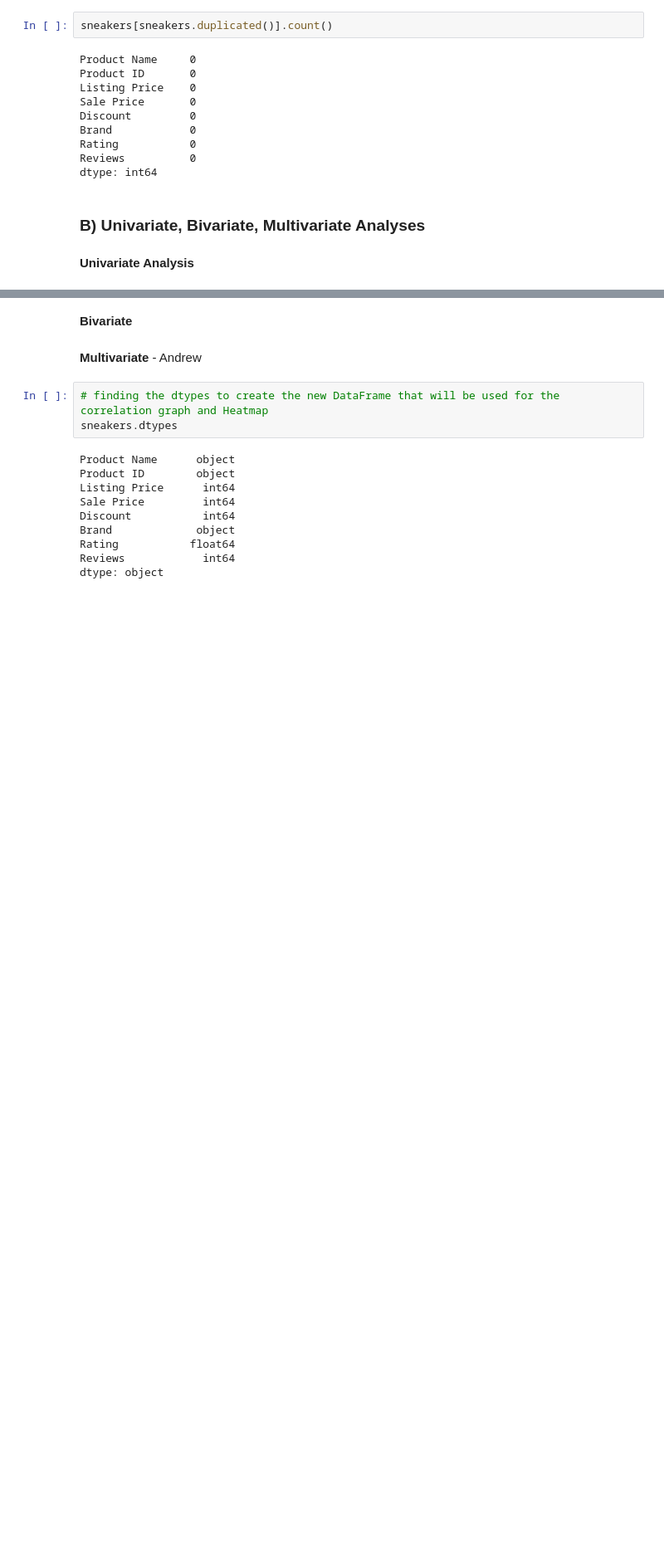
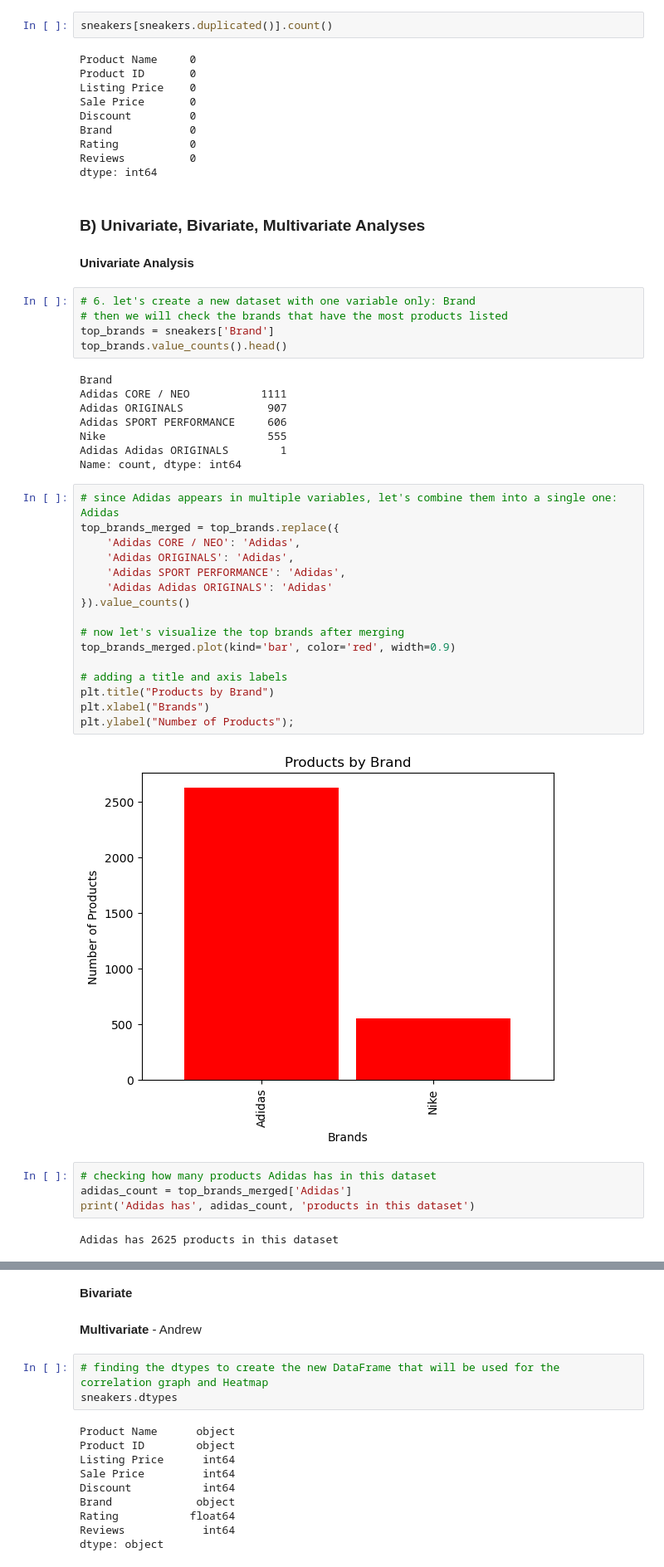
Before and after one commit to apbadzioch/DataSci_FA24, a Jupyter notebook: Mid_Term/GroupMidterm.ipynb, the cells around one changed output, grey strips where cells are left out. Shown: that part at 83% size. Cells and saved outputs as stored; diff of their text form; blank space fills up the shorter version.

```diff
--- a/Mid_Term/GroupMidterm.ipynb
+++ b/Mid_Term/GroupMidterm.ipynb
@@ -173,3 +173,40 @@ dtype: int64
 ### B) Univariate, Bivariate, Multivariate Analyses
 # %% [markdown]
 **Univariate Analysis**
+# %%
+# 6. let's create a new dataset with one variable only: Brand
+# then we will check the brands that have the most products listed
+top_brands = sneakers['Brand']
+top_brands.value_counts().head()
+# %% [output]
+Brand
+Adidas CORE / NEO           1111
+Adidas ORIGINALS             907
+Adidas SPORT PERFORMANCE     606
+Nike                         555
+Adidas Adidas ORIGINALS        1
+Name: count, dtype: int64
+# %%
+# since Adidas appears in multiple variables, let's combine them into a single one: Adidas
+top_brands_merged = top_brands.replace({
+    'Adidas CORE / NEO': 'Adidas',
+    'Adidas ORIGINALS': 'Adidas',
+    'Adidas SPORT PERFORMANCE': 'Adidas',
+    'Adidas Adidas ORIGINALS': 'Adidas'
+}).value_counts()
+
+# now let's visualize the top brands after merging
+top_brands_merged.plot(kind='bar', color='red', width=0.9)
+
+# adding a title and axis labels
+plt.title("Products by Brand")
+plt.xlabel("Brands")
+plt.ylabel("Number of Products");
+# %% [output]
+[figure, added]
+# %%
+# checking how many products Adidas has in this dataset
+adidas_count = top_brands_merged['Adidas']
+print('Adidas has', adidas_count, 'products in this dataset')
+# %% [output]
+Adidas has 2625 products in this dataset
```
Also changed, not shown: parts of 8 cells of this notebook.
